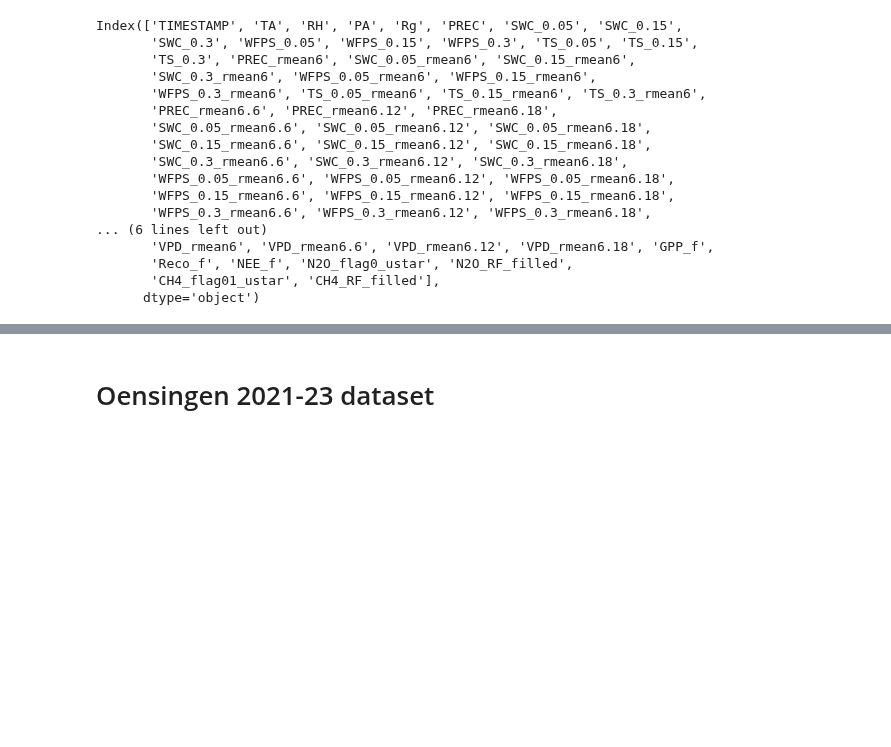
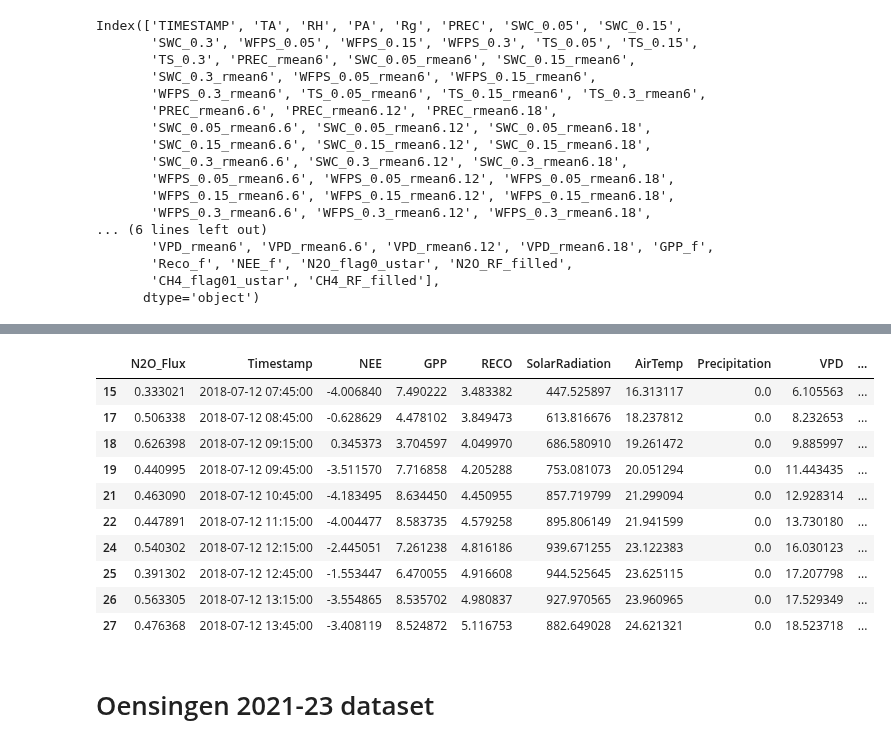
Before and after one commit to AndreasHiropedi/N2O_Emissions_Prediction, a Jupyter notebook: data_exploration/data_exploration_oesingen.ipynb, the cells around one changed output, grey strips where cells are left out. Drawn from its saved outputs; the diff is of its cells as text; code cells hidden in the pictures; blank space fills up the shorter version.

```diff
--- a/data_exploration/data_exploration_oesingen.ipynb
+++ b/data_exploration/data_exploration_oesingen.ipynb
@@ -64,0 +121,14 @@ df_1.head(10)
+# %%
+oensingen_1.head(10)
+# %% [output]
+|  | N2O_Flux | Timestamp | NEE | GPP | RECO | SolarRadiation | AirTemp | Precipitation | VPD | ... |
+| 15 | 0.333021 | 2018-07-12 07:45:00 | -4.006840 | 7.490222 | 3.483382 | 447.525897 | 16.313117 | 0.0 | 6.105563 | ... |
+| 17 | 0.506338 | 2018-07-12 08:45:00 | -0.628629 | 4.478102 | 3.849473 | 613.816676 | 18.237812 | 0.0 | 8.232653 | ... |
+| 18 | 0.626398 | 2018-07-12 09:15:00 | 0.345373 | 3.704597 | 4.049970 | 686.580910 | 19.261472 | 0.0 | 9.885997 | ... |
+| 19 | 0.440995 | 2018-07-12 09:45:00 | -3.511570 | 7.716858 | 4.205288 | 753.081073 | 20.051294 | 0.0 | 11.443435 | ... |
+| 21 | 0.463090 | 2018-07-12 10:45:00 | -4.183495 | 8.634450 | 4.450955 | 857.719799 | 21.299094 | 0.0 | 12.928314 | ... |
+| 22 | 0.447891 | 2018-07-12 11:15:00 | -4.004477 | 8.583735 | 4.579258 | 895.806149 | 21.941599 | 0.0 | 13.730180 | ... |
+| 24 | 0.540302 | 2018-07-12 12:15:00 | -2.445051 | 7.261238 | 4.816186 | 939.671255 | 23.122383 | 0.0 | 16.030123 | ... |
+| 25 | 0.391302 | 2018-07-12 12:45:00 | -1.553447 | 6.470055 | 4.916608 | 944.525645 | 23.625115 | 0.0 | 17.207798 | ... |
+| 26 | 0.563305 | 2018-07-12 13:15:00 | -3.554865 | 8.535702 | 4.980837 | 927.970565 | 23.960965 | 0.0 | 17.529349 | ... |
+| 27 | 0.476368 | 2018-07-12 13:45:00 | -3.408119 | 8.524872 | 5.116753 | 882.649028 | 24.621321 | 0.0 | 18.523718 | ... |
```
Also changed, not shown: parts of 15 cells of this notebook.
